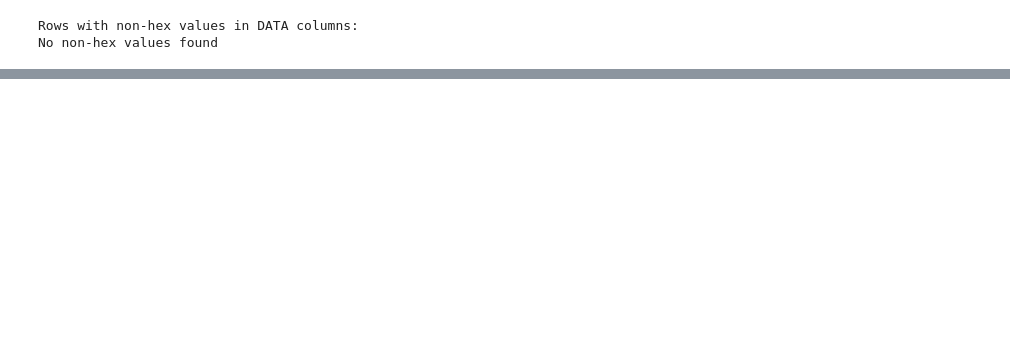
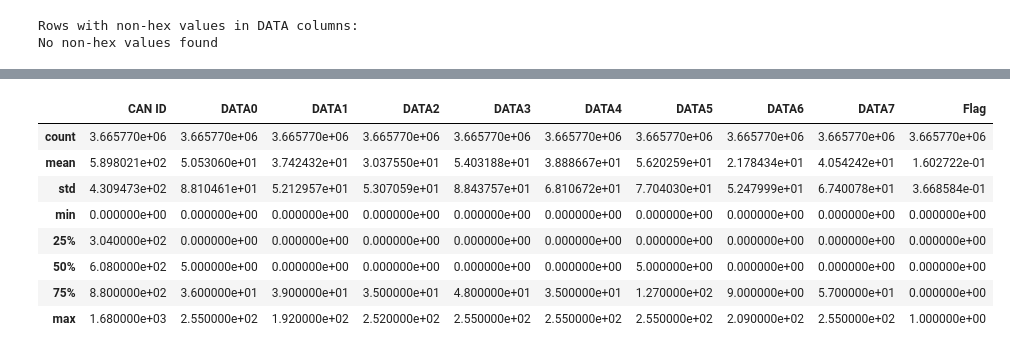
Before and after one commit to pranav-k-jha/kaggle-notebooks, a Jupyter notebook: cav-ml-prediction-model.ipynb, the cells around one changed output, grey strips where cells are left out. Drawn from its saved outputs; the diff is of its cells as text; code cells hidden in the pictures; blank space fills up the shorter version.

```diff
--- a/cav-ml-prediction-model.ipynb
+++ b/cav-ml-prediction-model.ipynb
@@ -225,0 +292,12 @@ df_6.head()
+# %%
+df_8.describe()
+# %% [output]
+|  | CAN ID | DATA0 | DATA1 | DATA2 | DATA3 | DATA4 | DATA5 | DATA6 | DATA7 | Flag |
+| count | 3.665770e+06 | 3.665770e+06 | 3.665770e+06 | 3.665770e+06 | 3.665770e+06 | 3.665770e+06 | 3.665770e+06 | 3.665770e+06 | 3.665770e+06 | 3.665770e+06 |
+| mean | 5.898021e+02 | 5.053060e+01 | 3.742432e+01 | 3.037550e+01 | 5.403188e+01 | 3.888667e+01 | 5.620259e+01 | 2.178434e+01 | 4.054242e+01 | 1.602722e-01 |
+| std | 4.309473e+02 | 8.810461e+01 | 5.212957e+01 | 5.307059e+01 | 8.843757e+01 | 6.810672e+01 | 7.704030e+01 | 5.247999e+01 | 6.740078e+01 | 3.668584e-01 |
+| min | 0.000000e+00 | 0.000000e+00 | 0.000000e+00 | 0.000000e+00 | 0.000000e+00 | 0.000000e+00 | 0.000000e+00 | 0.000000e+00 | 0.000000e+00 | 0.000000e+00 |
+| 25% | 3.040000e+02 | 0.000000e+00 | 0.000000e+00 | 0.000000e+00 | 0.000000e+00 | 0.000000e+00 | 0.000000e+00 | 0.000000e+00 | 0.000000e+00 | 0.000000e+00 |
+| 50% | 6.080000e+02 | 5.000000e+00 | 0.000000e+00 | 0.000000e+00 | 0.000000e+00 | 0.000000e+00 | 5.000000e+00 | 0.000000e+00 | 0.000000e+00 | 0.000000e+00 |
+| 75% | 8.800000e+02 | 3.600000e+01 | 3.900000e+01 | 3.500000e+01 | 4.800000e+01 | 3.500000e+01 | 1.270000e+02 | 9.000000e+00 | 5.700000e+01 | 0.000000e+00 |
+| max | 1.680000e+03 | 2.550000e+02 | 1.920000e+02 | 2.520000e+02 | 2.550000e+02 | 2.550000e+02 | 2.550000e+02 | 2.090000e+02 | 2.550000e+02 | 1.000000e+00 |
```
Also changed, not shown: parts of 44 cells of this notebook.
